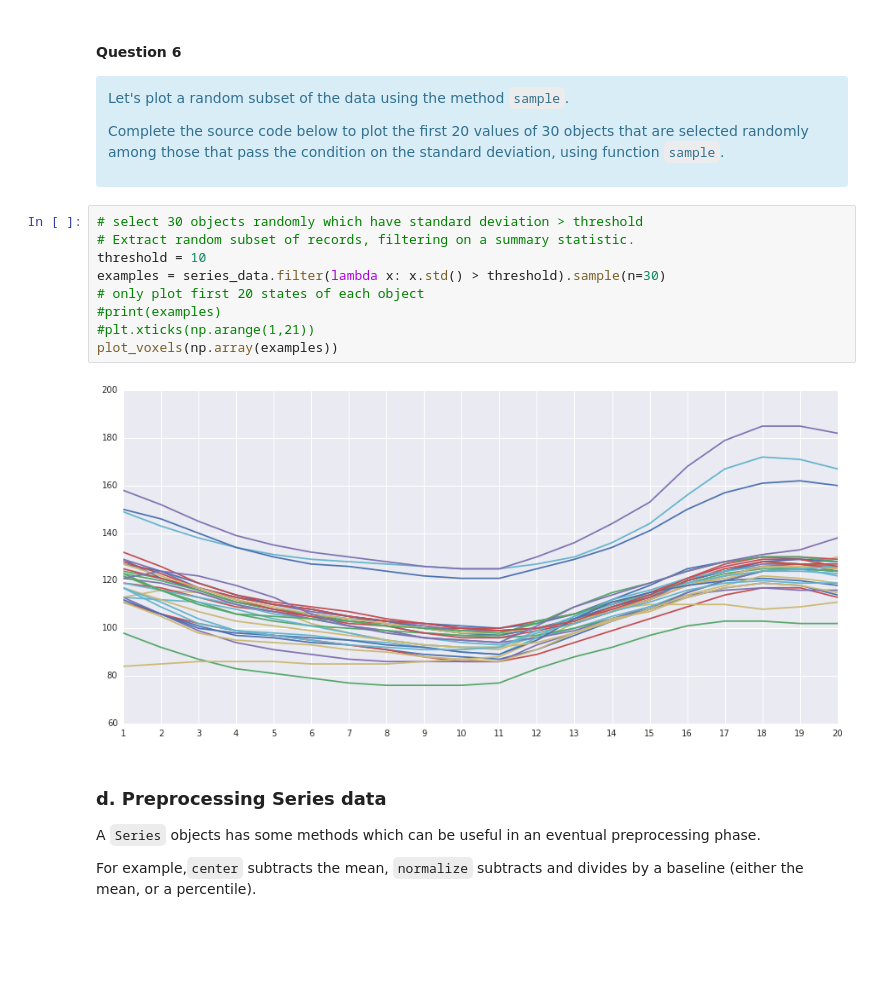
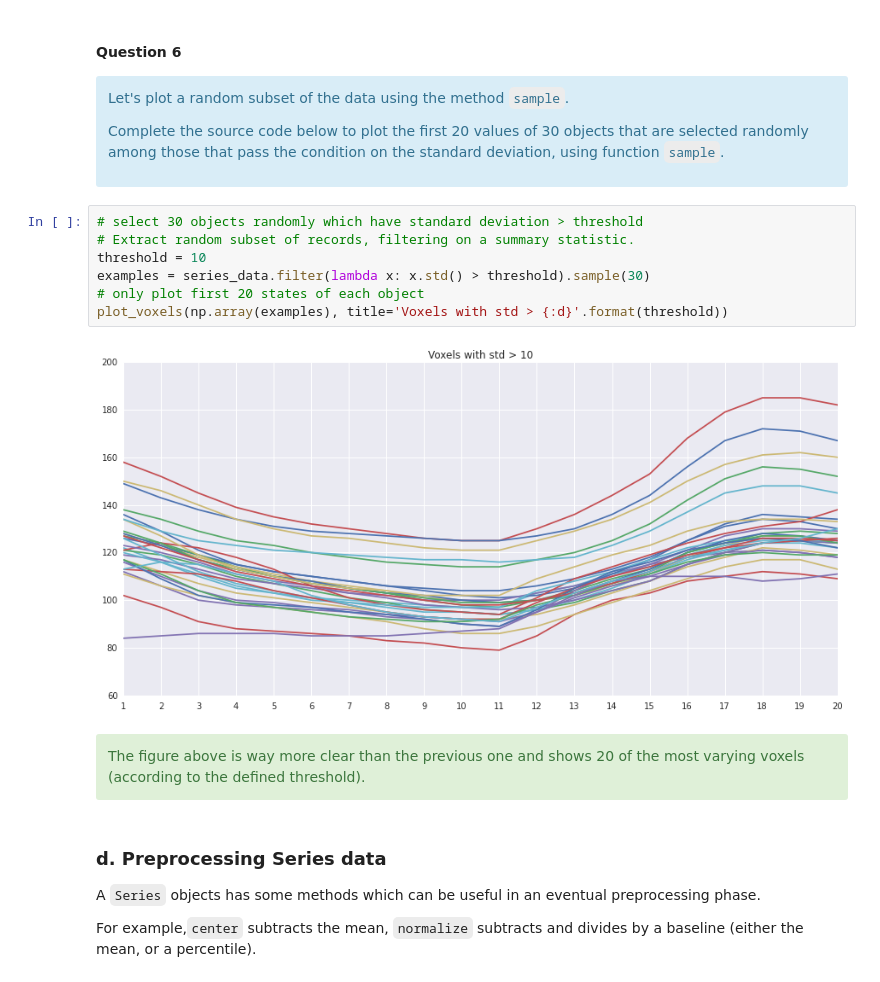
Before and after one commit to alegaballo/AML, a Jupyter notebook: [Lecture 11+12] Analyzing Neuroimaging Data with PySpark and Thunder.ipynb, the cells around one changed output. Drawn from its saved outputs; the diff is of its cells as text; blank space fills up the shorter version.

```diff
--- a/[Lecture 11+12] Analyzing Neuroimaging Data with PySpark and Thunder.ipynb
+++ b/[Lecture 11+12] Analyzing Neuroimaging Data with PySpark and Thunder.ipynb
@@ -431,14 +434,14 @@ Complete the source code below to plot the first 20 values of 30 objects that ar
 # %%
 # select 30 objects randomly which have standard deviation > threshold
 # Extract random subset of records, filtering on a summary statistic.
 threshold = 10
-examples = series_data.filter(lambda x: x.std() > threshold).sample(n=30)
+examples = series_data.filter(lambda x: x.std() > threshold).sample(30)
 # only plot first 20 states of each object
-#print(examples)
-#plt.xticks(np.arange(1,21))
-plot_voxels(np.array(examples))
+plot_voxels(np.array(examples), title='Voxels with std > {:d}'.format(threshold))
 # %% [output]
-[figure, old version]
+[figure, new version]
+# %% [markdown]
+<div class="alert alert-success">The figure above is way more clear than the previous one and shows 20 of the most varying voxels (according to the defined threshold).</div>
 # %% [markdown]
 ### d. Preprocessing Series data
 A `Series` objects has some methods which can be useful in an eventual preprocessing phase.
```
Also changed, not shown: parts of 41 cells of this notebook.
